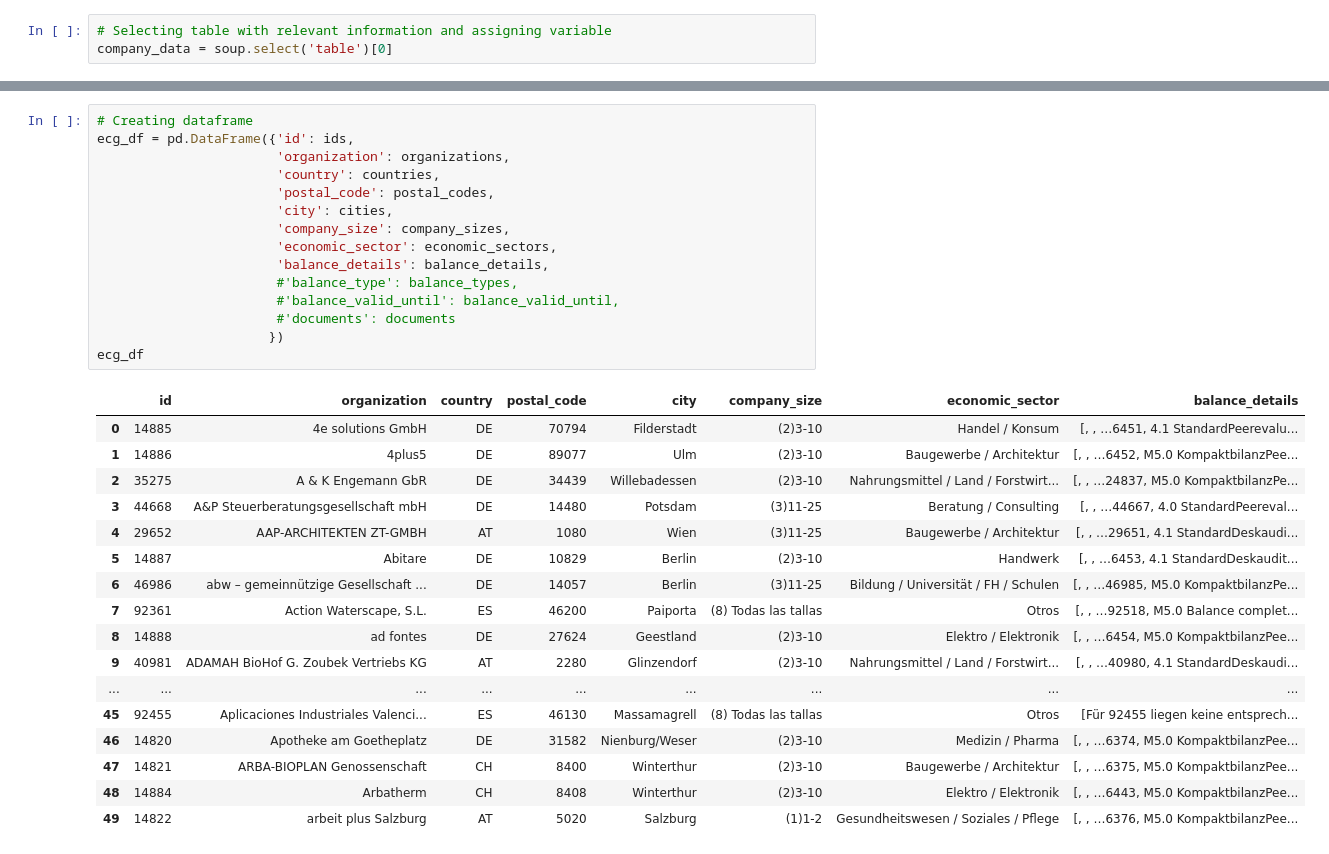
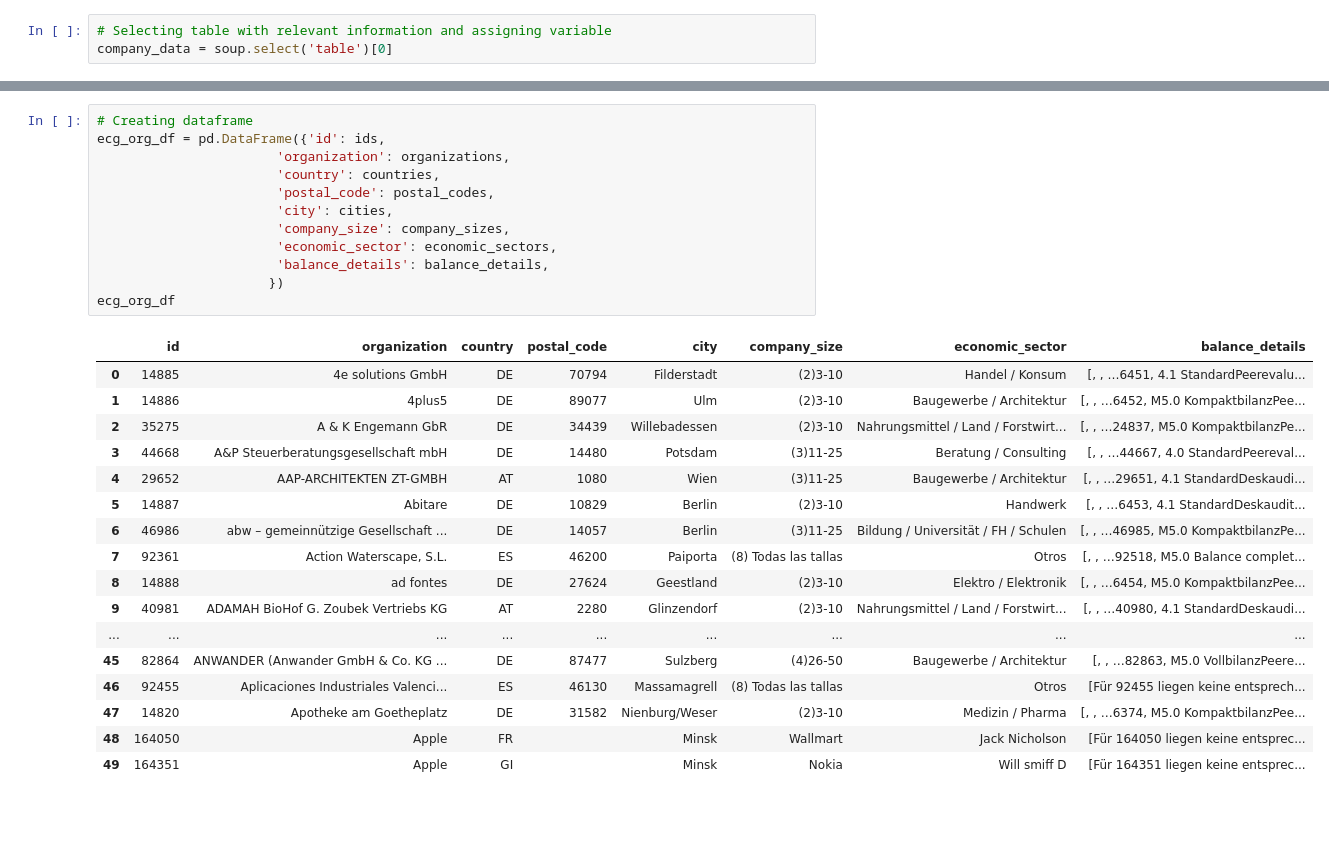
Before and after one commit to seblap86/economy-for-the-common-good, a Jupyter notebook: data/scraping/webscraping_ecg_database.ipynb, the cells around one changed output, grey strips where cells are left out. Drawn from its saved outputs; the diff is of its cells as text; blank space fills up the shorter version.

```diff
--- a/data/scraping/webscraping_ecg_database.ipynb
+++ b/data/scraping/webscraping_ecg_database.ipynb
@@ -126,36 +124,33 @@ len(ids)
 50
 # %%
 # Creating dataframe
-ecg_df = pd.DataFrame({'id': ids,
+ecg_org_df = pd.DataFrame({'id': ids,
                        'organization': organizations,
                        'country': countries,
                        'postal_code': postal_codes,
                        'city': cities,
                        'company_size': company_sizes,
                        'economic_sector': economic_sectors,
                        'balance_details': balance_details,
-                       #'balance_type': balance_types,
-                       #'balance_valid_until': balance_valid_until,
-                       #'documents': documents
                       })
-ecg_df
+ecg_org_df
 # %% [output]
 |  | id | organization | country | postal_code | city | company_size | economic_sector | balance_details |
 | 0 | 14885 | 4e solutions GmbH | DE | 70794 | Filderstadt | (2)3-10 | Handel / Konsum | [, , …6451, 4.1 StandardPeerevalu... |
 | 1 | 14886 | 4plus5 | DE | 89077 | Ulm | (2)3-10 | Baugewerbe / Architektur | [, , …6452, M5.0 KompaktbilanzPee... |
 | 2 | 35275 | A & K Engemann GbR | DE | 34439 | Willebadessen | (2)3-10 | Nahrungsmittel / Land / Forstwirt... | [, , …24837, M5.0 KompaktbilanzPe... |
 | 3 | 44668 | A&P Steuerberatungsgesellschaft mbH | DE | 14480 | Potsdam | (3)11-25 | Beratung / Consulting | [, , …44667, 4.0 StandardPeereval... |
 | 4 | 29652 | AAP-ARCHITEKTEN ZT-GMBH | AT | 1080 | Wien | (3)11-25 | Baugewerbe / Architektur | [, , …29651, 4.1 StandardDeskaudi... |
 | 5 | 14887 | Abitare | DE | 10829 | Berlin | (2)3-10 | Handwerk | [, , …6453, 4.1 StandardDeskaudit... |
 | 6 | 46986 | abw – gemeinnützige Gesellschaft ... | DE | 14057 | Berlin | (3)11-25 | Bildung / Universität / FH / Schulen | [, , …46985, M5.0 KompaktbilanzPe... |
 | 7 | 92361 | Action Waterscape, S.L. | ES | 46200 | Paiporta | (8) Todas las tallas | Otros | [, , …92518, M5.0 Balance complet... |
 | 8 | 14888 | ad fontes | DE | 27624 | Geestland | (2)3-10 | Elektro / Elektronik | [, , …6454, M5.0 KompaktbilanzPee... |
 | 9 | 40981 | ADAMAH BioHof G. Zoubek Vertriebs KG | AT | 2280 | Glinzendorf | (2)3-10 | Nahrungsmittel / Land / Forstwirt... | [, , …40980, 4.1 StandardDeskaudi... |
 | ... | ... | ... | ... | ... | ... | ... | ... | ... |
-| 45 | 92455 | Aplicaciones Industriales Valenci... | ES | 46130 | Massamagrell | (8) Todas las tallas | Otros | [Für 92455 liegen keine entsprech... |
-| 46 | 14820 | Apotheke am Goetheplatz | DE | 31582 | Nienburg/Weser | (2)3-10 | Medizin / Pharma | [, , …6374, M5.0 KompaktbilanzPee... |
-| 47 | 14821 | ARBA-BIOPLAN Genossenschaft | CH | 8400 | Winterthur | (2)3-10 | Baugewerbe / Architektur | [, , …6375, M5.0 KompaktbilanzPee... |
-| 48 | 14884 | Arbatherm | CH | 8408 | Winterthur | (2)3-10 | Elektro / Elektronik | [, , …6443, M5.0 KompaktbilanzPee... |
-| 49 | 14822 | arbeit plus Salzburg | AT | 5020 | Salzburg | (1)1-2 | Gesundheitswesen / Soziales / Pflege | [, , …6376, M5.0 KompaktbilanzPee... |
+| 45 | 82864 | ANWANDER (Anwander GmbH & Co. KG ... | DE | 87477 | Sulzberg | (4)26-50 | Baugewerbe / Architektur | [, , …82863, M5.0 VollbilanzPeere... |
+| 46 | 92455 | Aplicaciones Industriales Valenci... | ES | 46130 | Massamagrell | (8) Todas las tallas | Otros | [Für 92455 liegen keine entsprech... |
+| 47 | 14820 | Apotheke am Goetheplatz | DE | 31582 | Nienburg/Weser | (2)3-10 | Medizin / Pharma | [, , …6374, M5.0 KompaktbilanzPee... |
+| 48 | 164050 | Apple | FR |  | Minsk | Wallmart | Jack Nicholson | [Für 164050 liegen keine entsprec... |
+| 49 | 164351 | Apple | GI |  | Minsk | Nokia | Will smiff D | [Für 164351 liegen keine entsprec... |
 # %%
 # Turn missing information in balance_details into missing values
```
Also changed, not shown: parts of 65 cells of this notebook.
